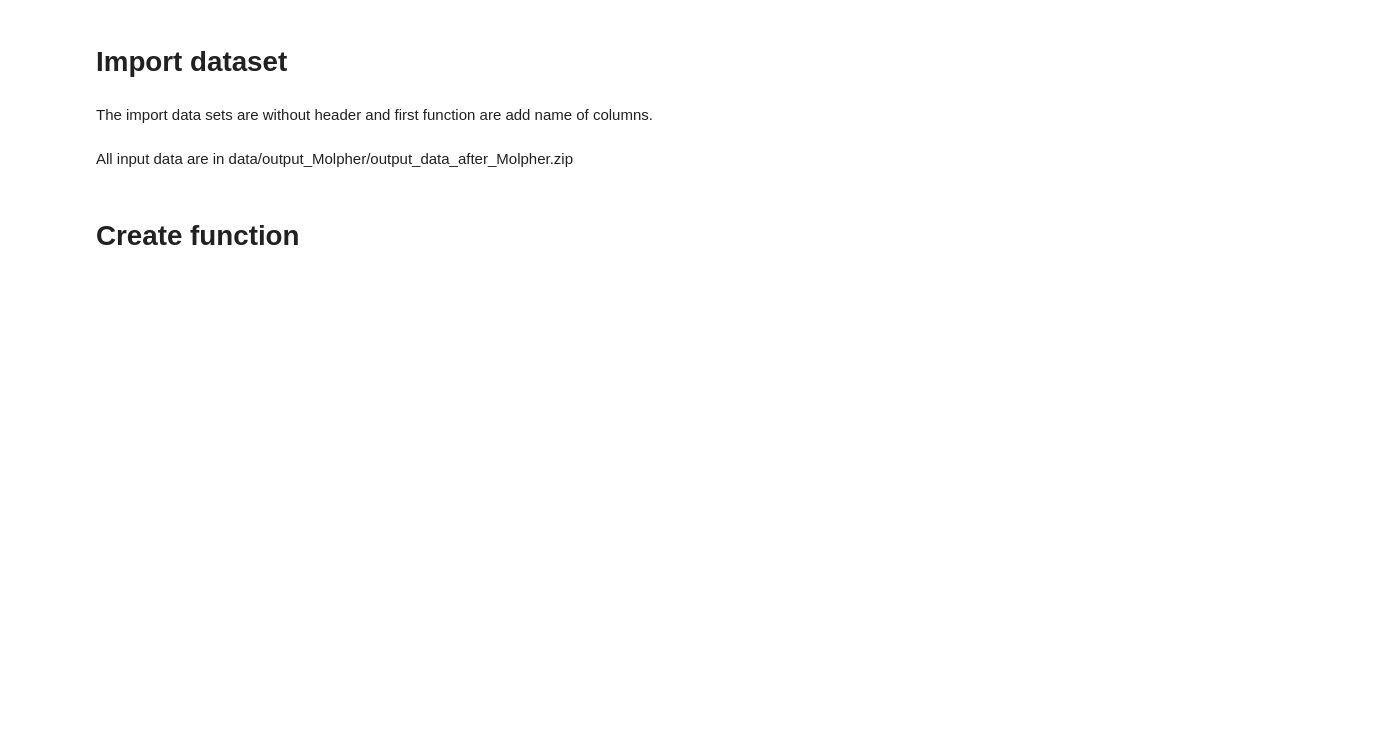
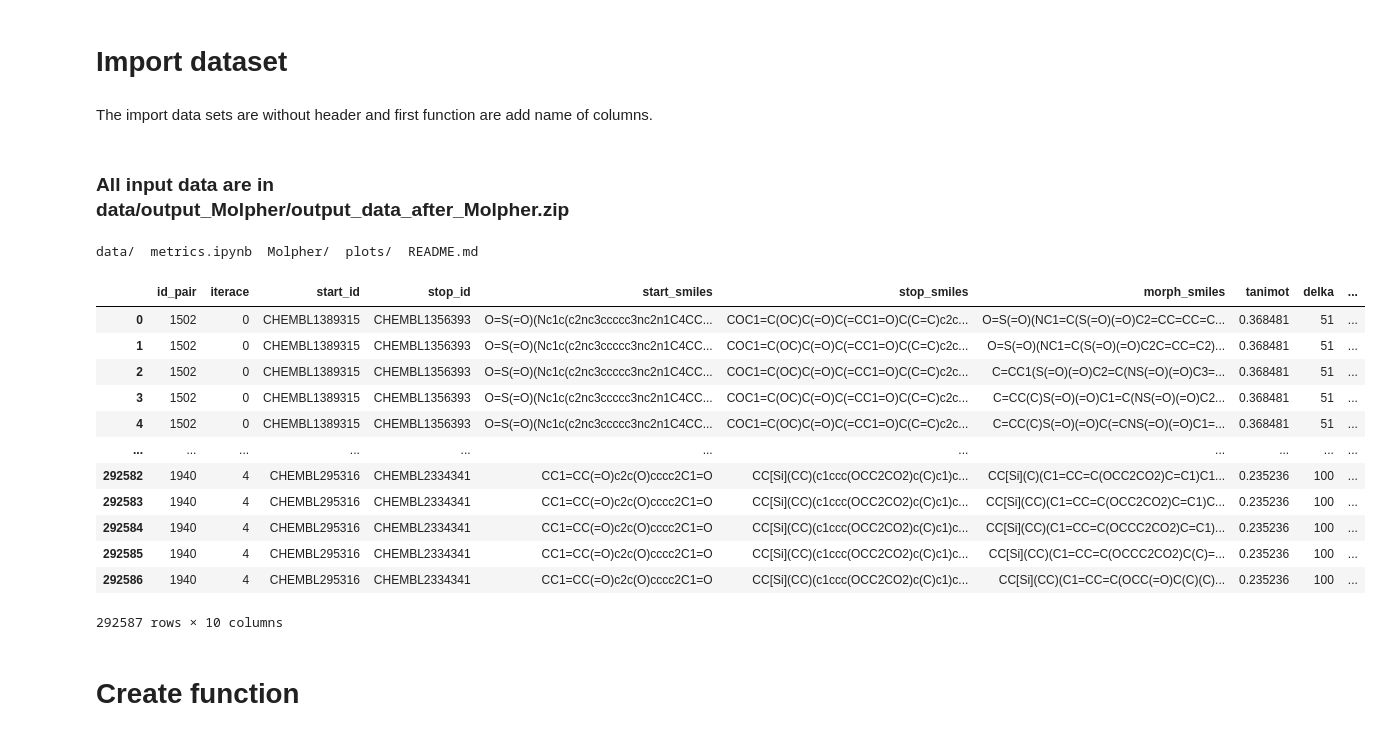
Before and after one commit to filvaleriia/diploma_hesis, a Jupyter notebook: diploma_thesis/metrics.ipynb, the cells around one changed output. Drawn from its saved outputs; the diff is of its cells as text; code cells hidden in the pictures; blank space fills up the shorter version.

```diff
--- a/metrics.ipynb
+++ b/diploma_thesis/metrics.ipynb
@@ -32,16 +32,36 @@ def add_column_name(df):
     df = df.drop(df[df.morph_smiles==''].index)
     return df
 # %% [markdown]
-All input data are in data/output_Molpher/output_data_after_Molpher.zip
+### All input data are in data/output_Molpher/output_data_after_Molpher.zip
+# %%
+ls
+# %% [output]
+data/  metrics.ipynb  Molpher/  plots/  README.md
 # %%
-df_default = add_column_name(pd.read_csv("../diplomka/data/result_default_new_complete.csv", header=None))
-df_accept_6_12 = add_column_name(pd.read_csv("../diplomka/data/result_split_complete_accept_6_12.csv", header=None))
-df_accept_400_800 = add_column_name(pd.read_csv("../diplomka/data/result_complete_accept_400_800.csv", header=None))
+df_default = add_column_name(pd.read_csv("data/output_Molpher/output_data_after_Molpher/result_default.csv", header=None))
+df_accept_6_12 = add_column_name(pd.read_csv("data/output_Molpher/output_data_after_Molpher/result_accept_6_12.csv", header=None))
+df_accept_400_800 = add_column_name(pd.read_csv("data/output_Molpher/output_data_after_Molpher/result_accept_400_800.csv", header=None))
 df_accept_400_800 = df_accept_400_800.drop([62018])
-df_non_prod_9 = add_column_name(pd.read_csv("../diplomka/data/result_non_prod_9_complete.csv", on_bad_lines='skip',header=None))
-df_non_prod_3 = add_column_name(pd.read_csv("../diplomka/data/result_non_prod_3_complete.csv", on_bad_lines='skip',header=None))
-df_max_1000 = add_column_name(pd.read_csv("../diplomka/data/result_max_morphs_1000.csv", header=None))
-df_max_2000 = add_column_name(pd.read_csv("../diplomka/data/result_max_morph_2000_complete.csv", header=None))
+df_non_prod_9 = add_column_name(pd.read_csv("data/output_Molpher/output_data_after_Molpher/result_non_prod_9.csv", on_bad_lines='skip',header=None))
+df_non_prod_3 = add_column_name(pd.read_csv("data/output_Molpher/output_data_after_Molpher/result_non_prod_3.csv", on_bad_lines='skip',header=None))
+df_max_1000 = add_column_name(pd.read_csv("data/output_Molpher/output_data_after_Molpher/result_max_morphs_1000.csv", header=None))
+df_max_2000 = add_column_name(pd.read_csv("data/output_Molpher/output_data_after_Molpher/result_max_morph_2000.csv", header=None))
+# %%
+df_default
+# %% [output]
+|  | id_pair | iterace | start_id | stop_id | start_smiles | stop_smiles | morph_smiles | tanimot | delka | ... |
+| 0 | 1502 | 0 | CHEMBL1389315 | CHEMBL1356393 | O=S(=O)(Nc1c(c2nc3ccccc3nc2n1C4CC... | COC1=C(OC)C(=O)C(=CC1=O)C(C=C)c2c... | O=S(=O)(NC1=C(S(=O)(=O)C2=CC=CC=C... | 0.368481 | 51 | ... |
+| 1 | 1502 | 0 | CHEMBL1389315 | CHEMBL1356393 | O=S(=O)(Nc1c(c2nc3ccccc3nc2n1C4CC... | COC1=C(OC)C(=O)C(=CC1=O)C(C=C)c2c... | O=S(=O)(NC1=C(S(=O)(=O)C2C=CC=C2)... | 0.368481 | 51 | ... |
+| 2 | 1502 | 0 | CHEMBL1389315 | CHEMBL1356393 | O=S(=O)(Nc1c(c2nc3ccccc3nc2n1C4CC... | COC1=C(OC)C(=O)C(=CC1=O)C(C=C)c2c... | C=CC1(S(=O)(=O)C2=C(NS(=O)(=O)C3=... | 0.368481 | 51 | ... |
+| 3 | 1502 | 0 | CHEMBL1389315 | CHEMBL1356393 | O=S(=O)(Nc1c(c2nc3ccccc3nc2n1C4CC... | COC1=C(OC)C(=O)C(=CC1=O)C(C=C)c2c... | C=CC(C)S(=O)(=O)C1=C(NS(=O)(=O)C2... | 0.368481 | 51 | ... |
+| 4 | 1502 | 0 | CHEMBL1389315 | CHEMBL1356393 | O=S(=O)(Nc1c(c2nc3ccccc3nc2n1C4CC... | COC1=C(OC)C(=O)C(=CC1=O)C(C=C)c2c... | C=CC(C)S(=O)(=O)C(=CNS(=O)(=O)C1=... | 0.368481 | 51 | ... |
+| ... | ... | ... | ... | ... | ... | ... | ... | ... | ... | ... |
+| 292582 | 1940 | 4 | CHEMBL295316 | CHEMBL2334341 | CC1=CC(=O)c2c(O)cccc2C1=O | CC[Si](CC)(c1ccc(OCC2CO2)c(C)c1)c... | CC[Si](C)(C1=CC=C(OCC2CO2)C=C1)C1... | 0.235236 | 100 | ... |
+| 292583 | 1940 | 4 | CHEMBL295316 | CHEMBL2334341 | CC1=CC(=O)c2c(O)cccc2C1=O | CC[Si](CC)(c1ccc(OCC2CO2)c(C)c1)c... | CC[Si](CC)(C1=CC=C(OCC2CO2)C=C1)C... | 0.235236 | 100 | ... |
+| 292584 | 1940 | 4 | CHEMBL295316 | CHEMBL2334341 | CC1=CC(=O)c2c(O)cccc2C1=O | CC[Si](CC)(c1ccc(OCC2CO2)c(C)c1)c... | CC[Si](CC)(C1=CC=C(OCCC2CO2)C=C1)... | 0.235236 | 100 | ... |
+| 292585 | 1940 | 4 | CHEMBL295316 | CHEMBL2334341 | CC1=CC(=O)c2c(O)cccc2C1=O | CC[Si](CC)(c1ccc(OCC2CO2)c(C)c1)c... | CC[Si](CC)(C1=CC=C(OCCC2CO2)C(C)=... | 0.235236 | 100 | ... |
+| 292586 | 1940 | 4 | CHEMBL295316 | CHEMBL2334341 | CC1=CC(=O)c2c(O)cccc2C1=O | CC[Si](CC)(c1ccc(OCC2CO2)c(C)c1)c... | CC[Si](CC)(C1=CC=C(OCC(=O)C(C)(C)... | 0.235236 | 100 | ... |
+292587 rows × 10 columns
 # %% [markdown]
 # Create function
 # %%
```
Also changed, not shown: 53 other files.
